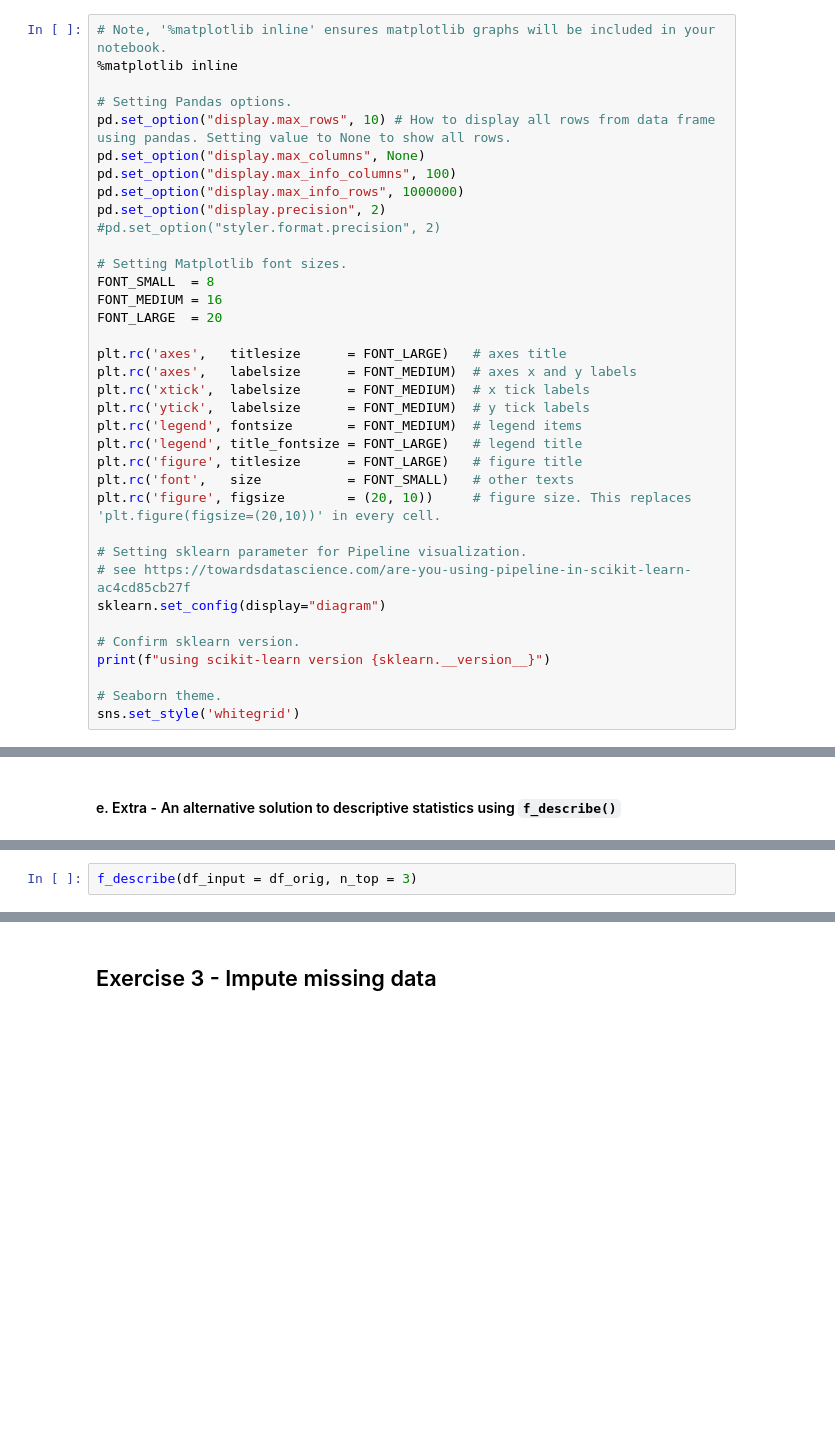
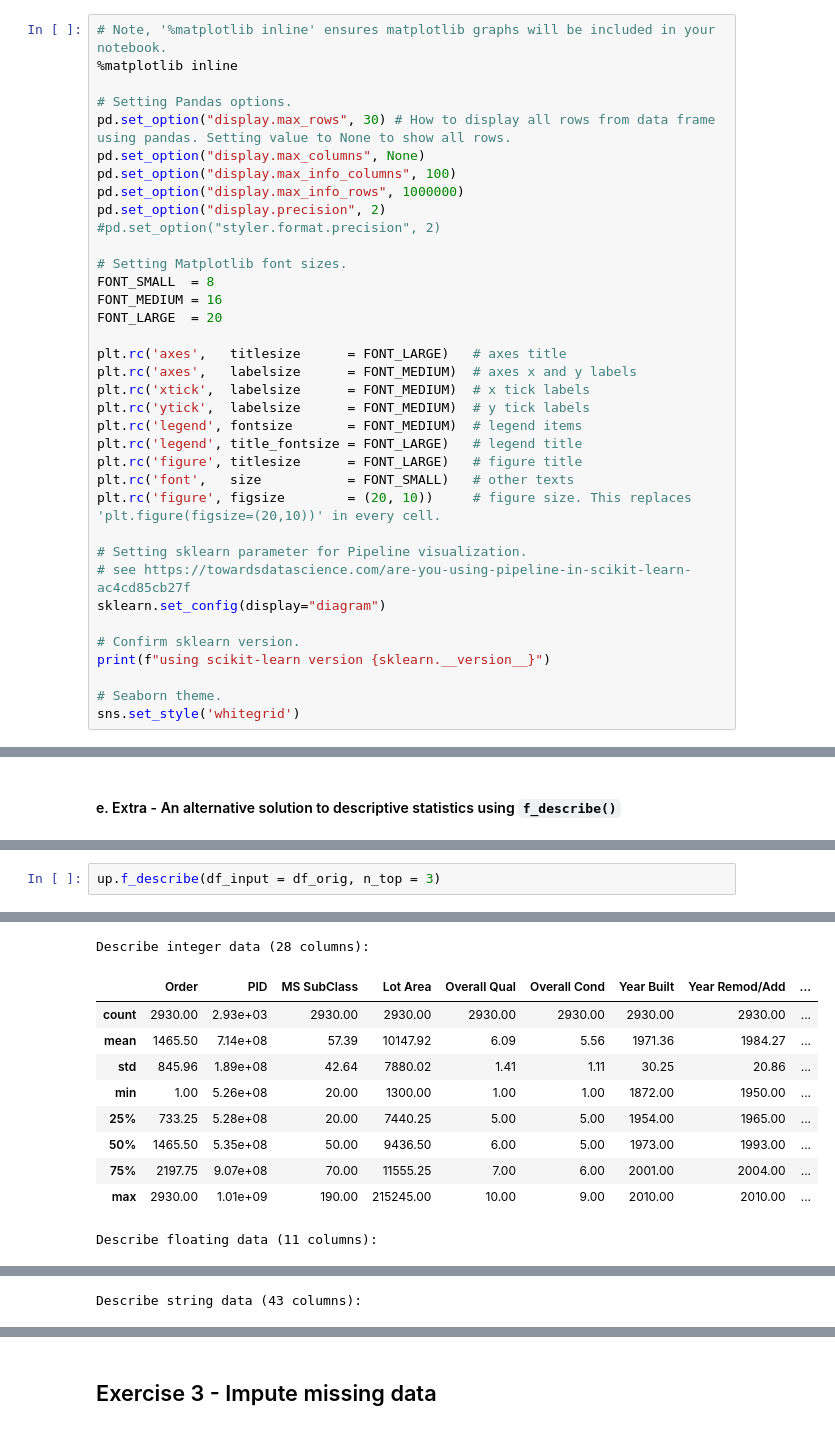
Before and after one commit to EAISI/machine-learning-with-python-explainers, a Jupyter notebook: example-solutions/ames-housing-pieter.ipynb, the cells around one changed output, grey strips where cells are left out. Drawn from its saved outputs; the diff is of its cells as text; blank space fills up the shorter version.

```diff
--- a/example-solutions/ames-housing-pieter.ipynb
+++ b/example-solutions/ames-housing-pieter.ipynb
@@ -59,7 +64,7 @@ Done!
 %matplotlib inline
 
 # Setting Pandas options.
-pd.set_option("display.max_rows", 10) # How to display all rows from data frame using pandas. Setting value to None to show all rows.
+pd.set_option("display.max_rows", 30) # How to display all rows from data frame using pandas. Setting value to None to show all rows.
 pd.set_option("display.max_columns", None)
 pd.set_option("display.max_info_columns", 100)
 pd.set_option("display.max_info_rows", 1000000)
@@ -295,4 +365,5 @@ To pull out a few more descriptive statistics, I developed my own describe funct
 
 Note, it is not mandatory to use keyword arguments. The script `f_describe(df, 10)` results in the same output as `f_describe(df_input = df, n_top = 3)`, since the values are provided in the same order as the keyword argument pairs. For functions with multiple arguments, I recommend you to use keyword arguments to prevent the risk of assigning values to the wrong argument.
 # %%
-f_describe(df_input = df_orig, n_top = 3)
+up.f_describe(df_input = df_orig, n_top = 3)
+# %% [output]
@@ -298,0 +390,11 @@ f_describe(df_input = df_orig, n_top = 3)
+Describe integer data (28 columns):
+|  | Order | PID | MS SubClass | Lot Area | Overall Qual | Overall Cond | Year Built | Year Remod/Add | ... |
+| count | 2930.00 | 2.93e+03 | 2930.00 | 2930.00 | 2930.00 | 2930.00 | 2930.00 | 2930.00 | ... |
+| mean | 1465.50 | 7.14e+08 | 57.39 | 10147.92 | 6.09 | 5.56 | 1971.36 | 1984.27 | ... |
+| std | 845.96 | 1.89e+08 | 42.64 | 7880.02 | 1.41 | 1.11 | 30.25 | 20.86 | ... |
+| min | 1.00 | 5.26e+08 | 20.00 | 1300.00 | 1.00 | 1.00 | 1872.00 | 1950.00 | ... |
+| 25% | 733.25 | 5.28e+08 | 20.00 | 7440.25 | 5.00 | 5.00 | 1954.00 | 1965.00 | ... |
+| 50% | 1465.50 | 5.35e+08 | 50.00 | 9436.50 | 6.00 | 5.00 | 1973.00 | 1993.00 | ... |
+| 75% | 2197.75 | 9.07e+08 | 70.00 | 11555.25 | 7.00 | 6.00 | 2001.00 | 2004.00 | ... |
+| max | 2930.00 | 1.01e+09 | 190.00 | 215245.00 | 10.00 | 9.00 | 2010.00 | 2010.00 | ... |
+Describe floating data (11 columns):
@@ -298,0 +410 @@ f_describe(df_input = df_orig, n_top = 3)
+Describe string data (43 columns):
```
Also changed, not shown: parts of 152 cells of this notebook, 6 other files.
